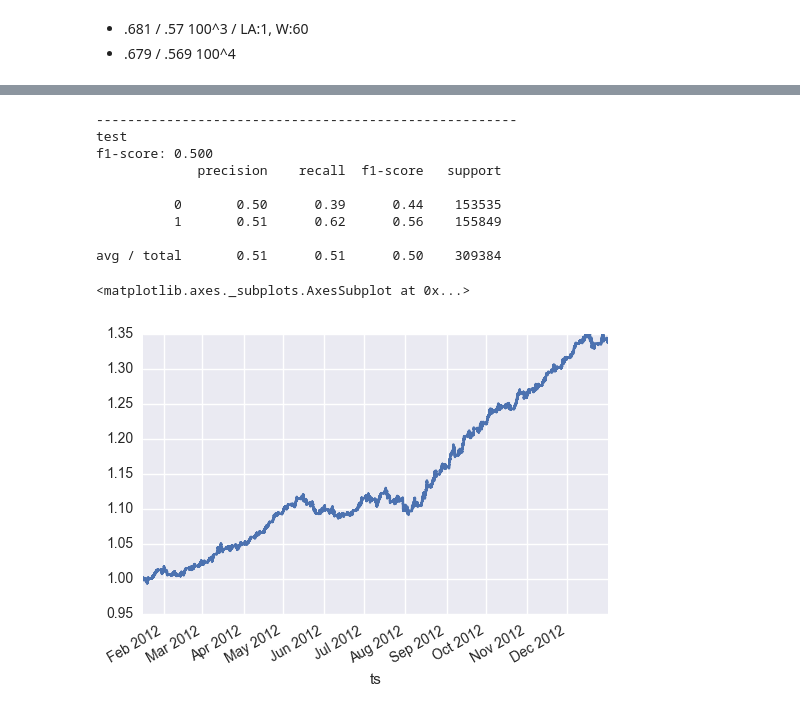
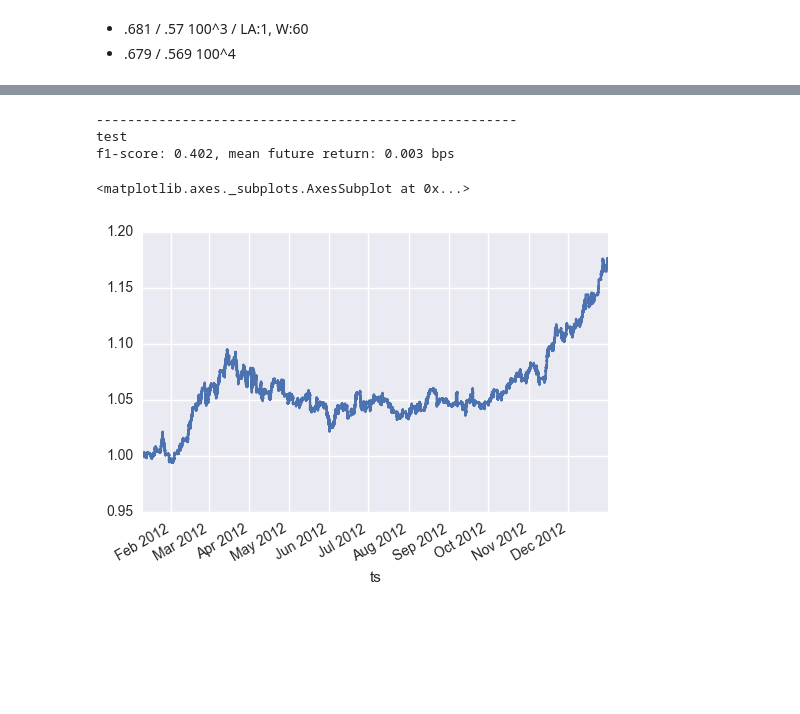
Before and after one commit to andrewwilson/mlnd_capstone, a Jupyter notebook: EvaluateModels.ipynb, the cells around one changed output, grey strips where cells are left out. Saved outputs shown, nothing was run; the diff lists cells and outputs as text; code cells hidden in the pictures; blank space fills up the shorter version.

```diff
--- a/EvaluateModels.ipynb
+++ b/EvaluateModels.ipynb
@@ -54,0 +75,8 @@ n_features: 243
+# %%
+from sklearn.ensemble import AdaBoostClassifier
+adb_model = AdaBoostClassifier()
+adb_model.fit(X_train.as_matrix(), Y_train)
+
+print( "train f1", f1_score(Y_train, adb_model.predict(X_train), average='weighted') )
+print( "dev f1", f1_score(Y_dev, adb_model.predict(X_dev), average='weighted'))
+print( "test f1", f1_score(Y_test, adb_model.predict(X_test), average='weighted'))
@@ -94,6 +126,6 @@ hist = model.fit(
     X_train.as_matrix(), Y_train,
     validation_data=(X_dev.as_matrix(),Y_dev),
     max_epochs=max_epochs,
-    es_patience=25,
+    es_patience=100,
     es_min_delta=1e-5,
     batch_size=1024*50)
@@ -138,0 +158,4 @@ Y_test_pred_class = utils.prediction_to_category2(Y_test_pred)
+# %%
+# gaussian naive bayes model
+Y_test_pred = gnb_model.predict(X_test)
+Y_test_pred_class = utils.prediction_to_category2(Y_test_pred)
@@ -139,3 +164,7 @@ Y_test_pred_class = utils.prediction_to_category2(Y_test_pred)
+# %%
+Y_test_pred = Y_test_pred.reshape(Y_test_pred.shape[0])
+Y_test_pred_class = Y_test_pred_class.reshape(Y_test_pred_class.shape[0])
+print (Y_test_pred.shape)
 # %%
 plt.figure(figsize=(8,4))
 plt.hist(Y_train_pred, alpha=0.5, bins=30, normed=True, label='train')
@@ -260,22 +286,16 @@ n_trade = 1000
 # %%
 
 # load test dataset
-X_test, Y_test, prices_test, fut_return_test = datasets.load(datasets.filename('DS1', lookahead, window, sym, 2012))
+X_test, Y_test, prices_test, fut_return_test = datasets.load(datasets.filename(dataset_name, lookahead, window, sym, 2012))
 Y_test_pred = model.predict(X_test.as_matrix(), batch_size=1024)
-Y_test_pred_class = utils.prediction_to_category2(Y_test_pred)
-performance_report("test",  prices_test,  lookahead, Y_test, Y_test_pred_class)
+
+performance_report("test",  prices_test,  lookahead, Y_test, Y_test_pred)
 (fut_return_test.ix[Y_test_pred_class[:,0]]+1).cumprod().plot()
 
 # TODO: demean fut_return..
 # %% [output]
 ------------------------------------------------------
 test
-f1-score: 0.500
-             precision    recall  f1-score   support
-
-          0       0.50      0.39      0.44    153535
-          1       0.51      0.62      0.56    155849
-
-avg / total       0.51      0.51      0.50    309384
+f1-score: 0.402, mean future return: 0.003 bps
 <matplotlib.axes._subplots.AxesSubplot at 0x...>
-[figure, old version]
+[figure, new version]
```
Also changed, not shown: parts of 24 cells of this notebook, 6 other files.
